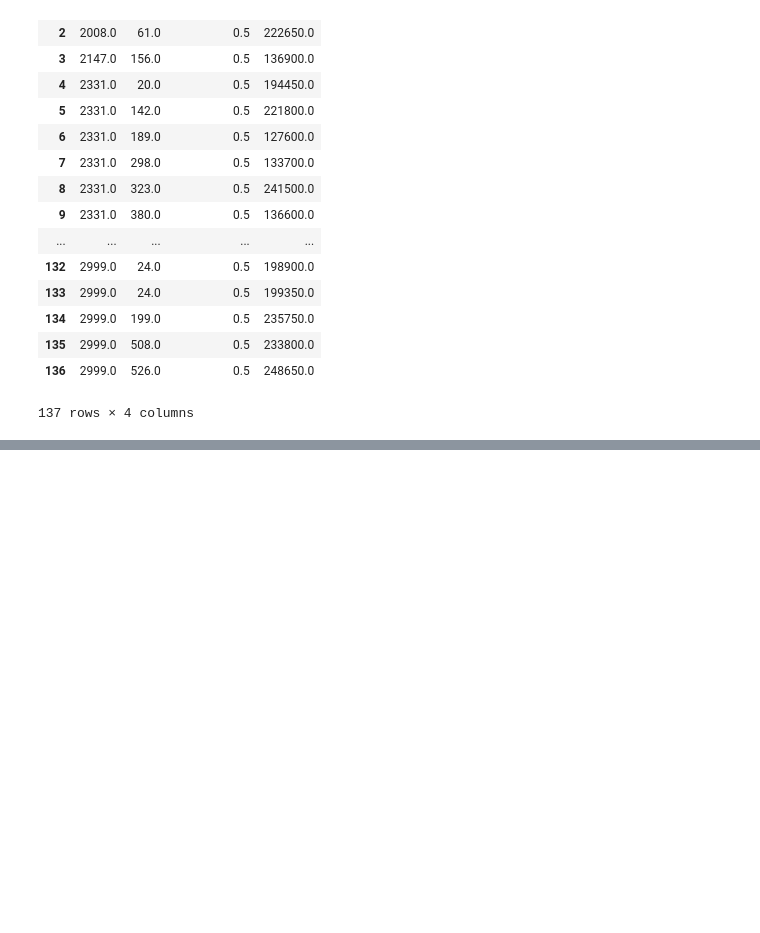
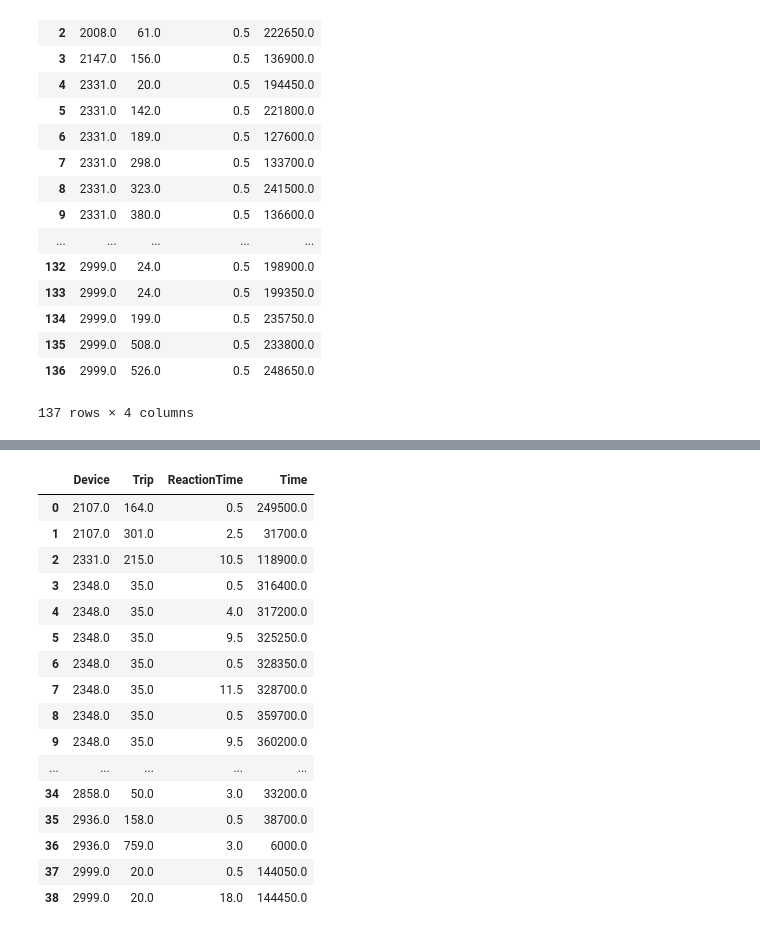
Before and after one commit to caseyc49s/HT3---Public, a Jupyter notebook: Preprocessing/bzw7_process.ipynb, the cells around one changed output, grey strips where cells are left out. Drawn from its saved outputs; the diff is of its cells as text; code cells hidden in the pictures; blank space fills up the shorter version.

```diff
--- a/Preprocessing/bzw7_process.ipynb
+++ b/Preprocessing/bzw7_process.ipynb
@@ -159,0 +326,44 @@ reactiveness
+# %%
+evt_ = evtwarn[(evtwarn['EventAppId'] == 10)]
+ignore_interval = 2.5 * 100
+e_  = pd.DataFrame(columns=evt_.columns)
+i_ = 0
+for i, row in evt_.iterrows():
+    if i_==0:
+        e_.loc[i_] = row
+        i_+=1
+    else:
+        if ((i-1 in evt_.index) and (evt_.loc[i]['Trip']==evt_.loc[i-1]['Trip']) \
+        and (evt_.loc[i]['Device']==evt_.loc[i-1]['Device']) and (evt_.loc[i]['Time']-evt_.loc[i-1]['Time']<=ignore_interval)):
+            pass
+        else:
+            e_.loc[i_] = row
+            i_+=1
+max_look_time = 60 * 100
+reactiveness = pd.DataFrame(columns=['Device','Trip','ReactionTime','Time'])
+for i,row in e_.iterrows():
+    rt = list(host[(host['Device']==row['Device']) & (host['Trip']==row['Trip']) & (host['Time']>row['Time']) & (host['Time']<(row['Time']+max_look_time)) & (host['BrakeStatus']==1)]['Time'])
+    if len(rt)>0:
+        rt=(rt[0]-row['Time'])/100
+    else:
+        rt=-1
+    reactiveness.loc[i]=[row['Device'],row['Trip'],rt,row['Time']]
+reactiveness
+# %% [output]
+|  | Device | Trip | ReactionTime | Time |
+| 0 | 2107.0 | 164.0 | 0.5 | 249500.0 |
+| 1 | 2107.0 | 301.0 | 2.5 | 31700.0 |
+| 2 | 2331.0 | 215.0 | 10.5 | 118900.0 |
+| 3 | 2348.0 | 35.0 | 0.5 | 316400.0 |
+| 4 | 2348.0 | 35.0 | 4.0 | 317200.0 |
+| 5 | 2348.0 | 35.0 | 9.5 | 325250.0 |
+| 6 | 2348.0 | 35.0 | 0.5 | 328350.0 |
+| 7 | 2348.0 | 35.0 | 11.5 | 328700.0 |
+| 8 | 2348.0 | 35.0 | 0.5 | 359700.0 |
+| 9 | 2348.0 | 35.0 | 9.5 | 360200.0 |
+| ... | ... | ... | ... | ... |
+| 34 | 2858.0 | 50.0 | 3.0 | 33200.0 |
+| 35 | 2936.0 | 158.0 | 0.5 | 38700.0 |
+| 36 | 2936.0 | 759.0 | 3.0 | 6000.0 |
+| 37 | 2999.0 | 20.0 | 0.5 | 144050.0 |
+| 38 | 2999.0 | 20.0 | 18.0 | 144450.0 |
```
Also changed, not shown: parts of 7 cells of this notebook.
